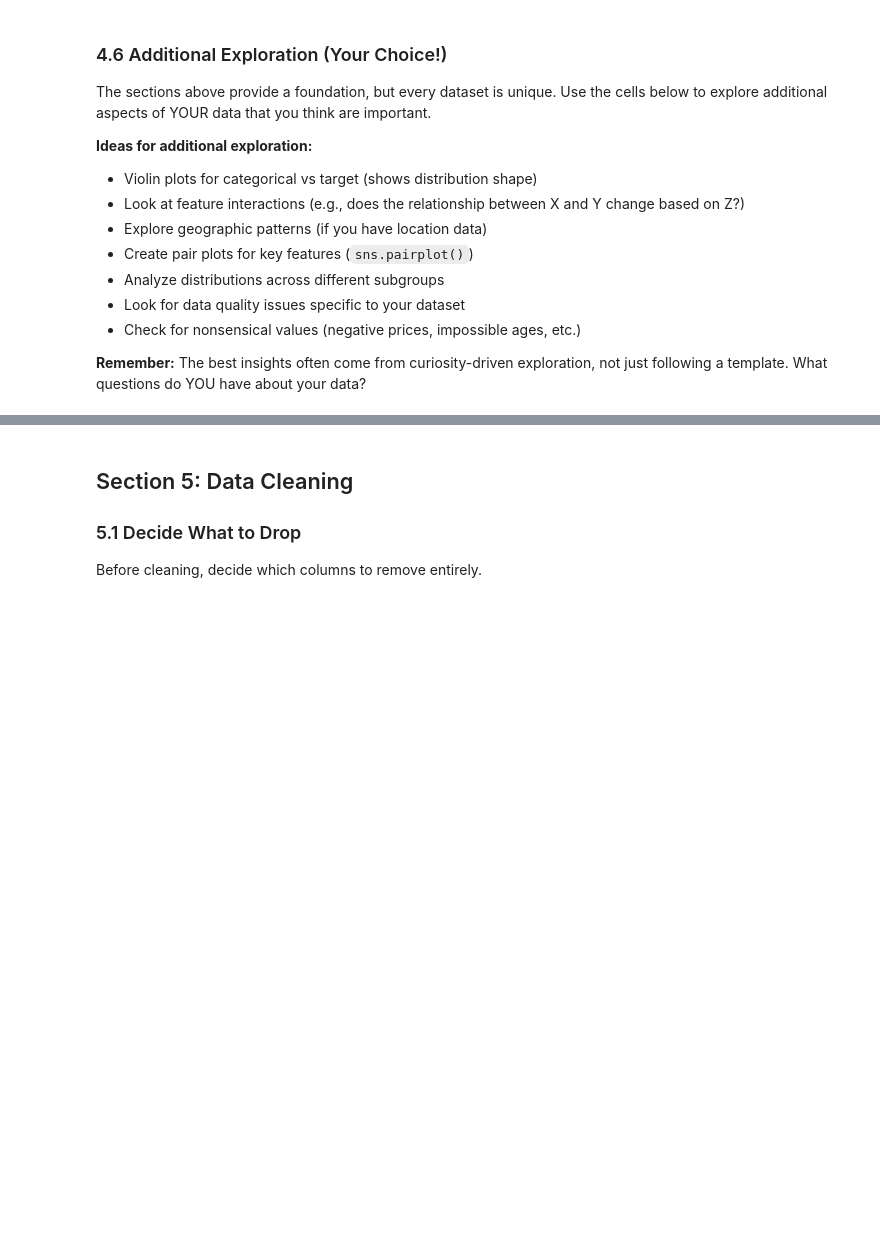
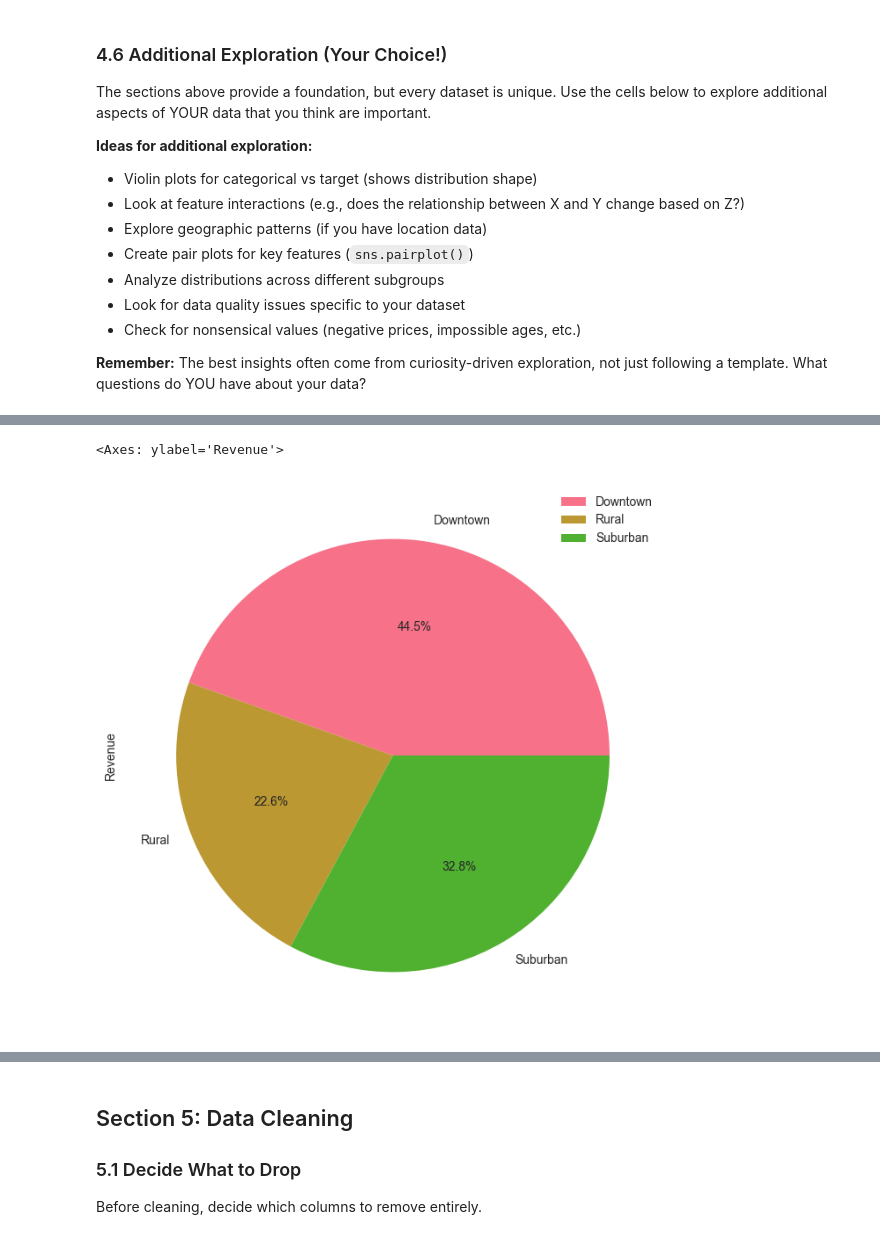
Before and after one commit to SR-algobull/restaurant-revenue-prediction-ml, a Jupyter notebook: notebooks/01_problem_statement_and_eda.ipynb, the cells around one changed output, grey strips where cells are left out. Cells and saved outputs as stored; diff of their text form; code cells hidden in the pictures; blank space fills up the shorter version.

```diff
--- a/notebooks/01_problem_statement_and_eda.ipynb
+++ b/notebooks/01_problem_statement_and_eda.ipynb
@@ -643,0 +674,7 @@ The sections above provide a foundation, but every dataset is unique. Use the ce
+# %%
+# More exploration...
+
+df.groupby('Location').sum().plot(kind='pie', y='Revenue', figsize=(8, 8), autopct='%1.1f%%')
+# %% [output]
+<Axes: ylabel='Revenue'>
+[figure, added]
```
Also changed, not shown: parts of 42 cells of this notebook, 1 other file.
